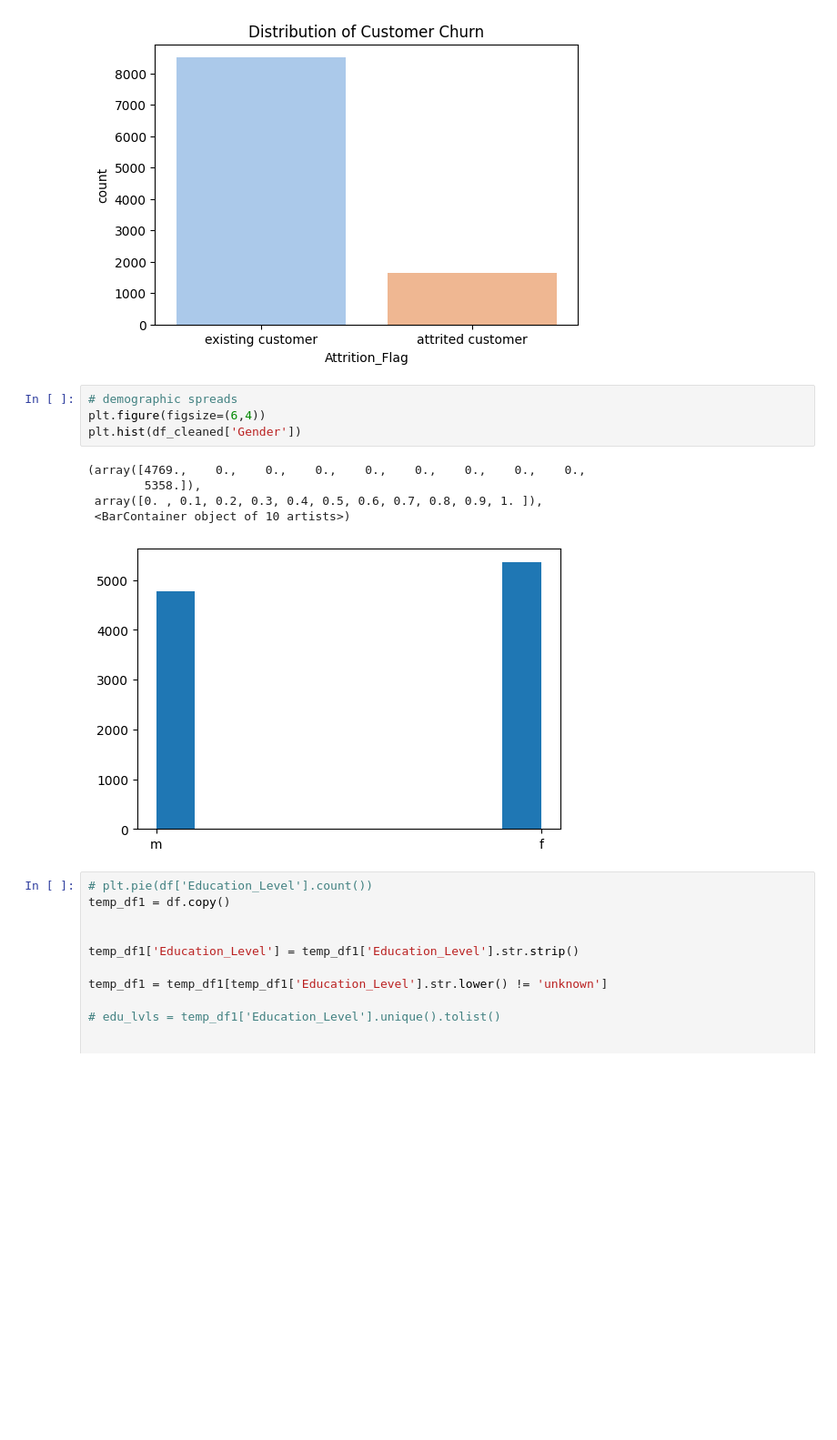
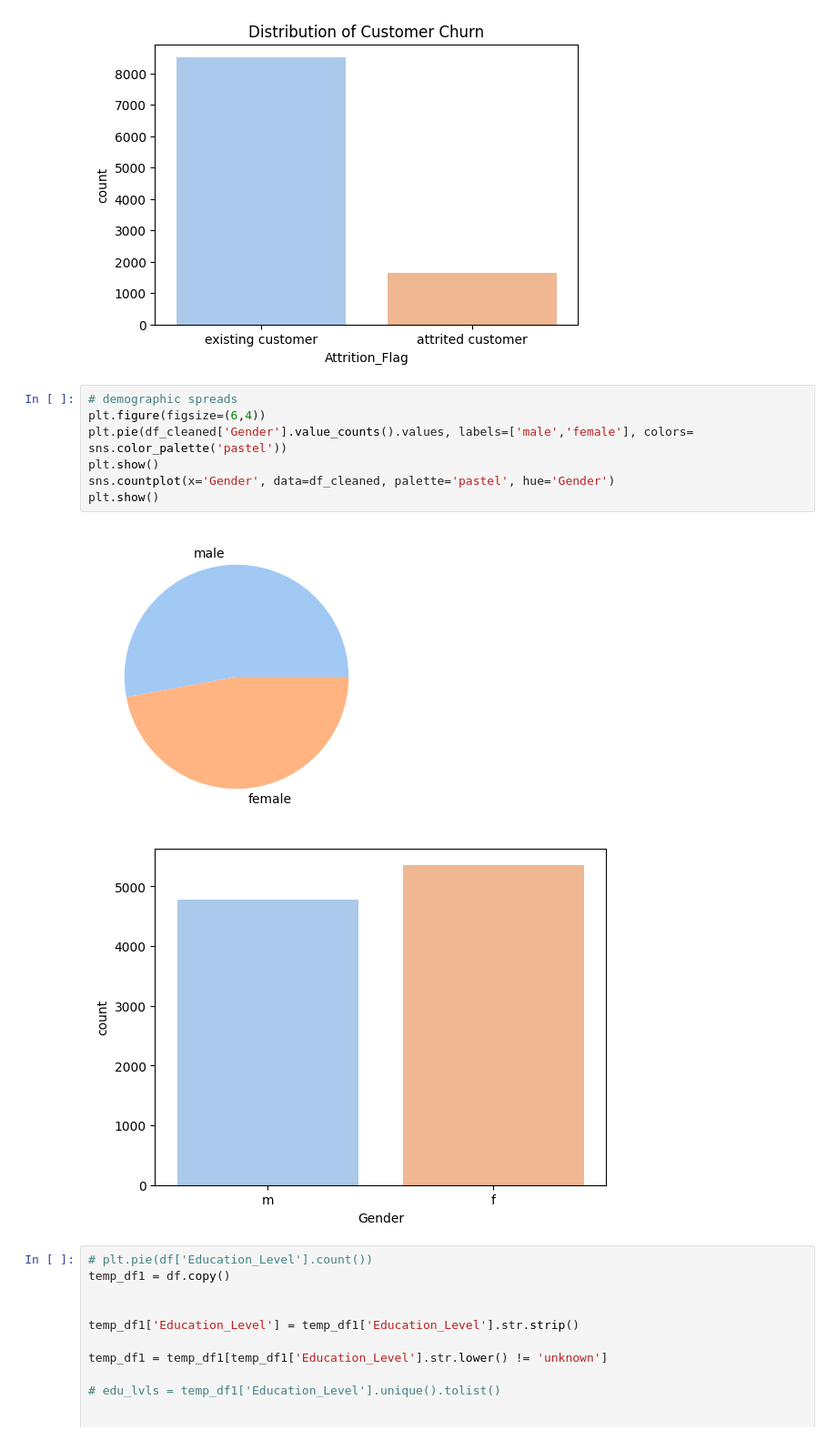
Before and after one commit to bosshussien/Bank_Customers_Analysis, a Jupyter notebook: notebook.ipynb, the cells around one changed output. Shown at 91% size. Drawn from its saved outputs; the diff is of its cells as text; blank space fills up the shorter version.

```diff
--- a/notebook.ipynb
+++ b/notebook.ipynb
@@ -203,13 +202,13 @@ count_attrited: 1627
 # %%
 # demographic spreads
 plt.figure(figsize=(6,4))
-plt.hist(df_cleaned['Gender'])
+plt.pie(df_cleaned['Gender'].value_counts().values, labels=['male','female'], colors= sns.color_palette('pastel'))
+plt.show()
+sns.countplot(x='Gender', data=df_cleaned, palette='pastel', hue='Gender')
+plt.show()
 # %% [output]
-(array([4769.,    0.,    0.,    0.,    0.,    0.,    0.,    0.,    0.,
-        5358.]),
- array([0. , 0.1, 0.2, 0.3, 0.4, 0.5, 0.6, 0.7, 0.8, 0.9, 1. ]),
- <BarContainer object of 10 artists>)
-[figure, old version]
+[figure, new version]
+[figure, added]
 # %%
 # plt.pie(df['Education_Level'].count())
 temp_df1 = df.copy()
```
Also changed, not shown: parts of 7 cells of this notebook.
